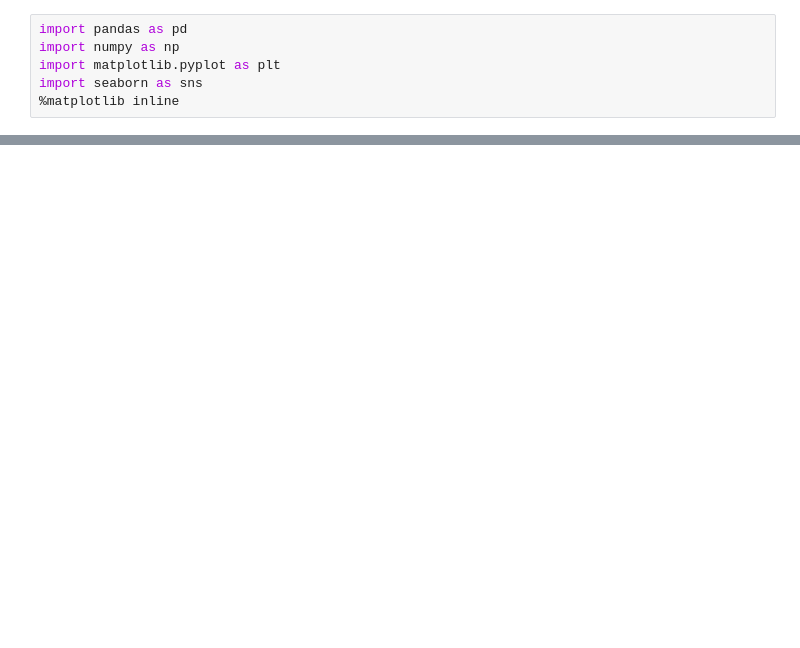
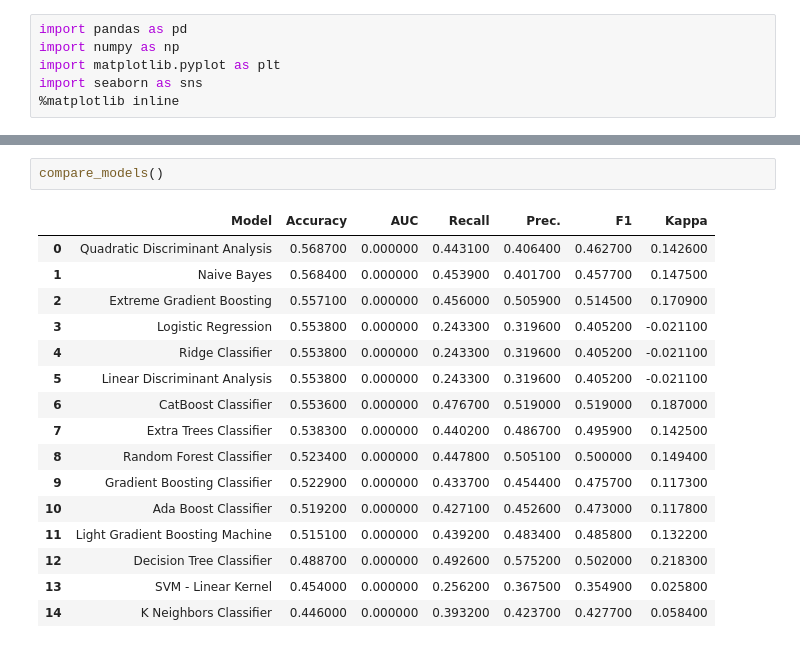
Before and after one commit to Kiran2115/physical_activity, a Jupyter notebook: physical_activity.ipynb, the cells around one changed output, grey strips where cells are left out. Saved outputs shown, nothing was run; the diff lists cells and outputs as text; blank space fills up the shorter version.

Commit message:
comparing models

```diff
--- a/physical_activity.ipynb
+++ b/physical_activity.ipynb
@@ -128,0 +189,19 @@ sns.pairplot(final, hue="label")
+# %%
+compare_models()
+# %% [output]
+|  | Model | Accuracy | AUC | Recall | Prec. | F1 | Kappa |
+| 0 | Quadratic Discriminant Analysis | 0.568700 | 0.000000 | 0.443100 | 0.406400 | 0.462700 | 0.142600 |
+| 1 | Naive Bayes | 0.568400 | 0.000000 | 0.453900 | 0.401700 | 0.457700 | 0.147500 |
+| 2 | Extreme Gradient Boosting | 0.557100 | 0.000000 | 0.456000 | 0.505900 | 0.514500 | 0.170900 |
+| 3 | Logistic Regression | 0.553800 | 0.000000 | 0.243300 | 0.319600 | 0.405200 | -0.021100 |
+| 4 | Ridge Classifier | 0.553800 | 0.000000 | 0.243300 | 0.319600 | 0.405200 | -0.021100 |
+| 5 | Linear Discriminant Analysis | 0.553800 | 0.000000 | 0.243300 | 0.319600 | 0.405200 | -0.021100 |
+| 6 | CatBoost Classifier | 0.553600 | 0.000000 | 0.476700 | 0.519000 | 0.519000 | 0.187000 |
+| 7 | Extra Trees Classifier | 0.538300 | 0.000000 | 0.440200 | 0.486700 | 0.495900 | 0.142500 |
+| 8 | Random Forest Classifier | 0.523400 | 0.000000 | 0.447800 | 0.505100 | 0.500000 | 0.149400 |
+| 9 | Gradient Boosting Classifier | 0.522900 | 0.000000 | 0.433700 | 0.454400 | 0.475700 | 0.117300 |
+| 10 | Ada Boost Classifier | 0.519200 | 0.000000 | 0.427100 | 0.452600 | 0.473000 | 0.117800 |
+| 11 | Light Gradient Boosting Machine | 0.515100 | 0.000000 | 0.439200 | 0.483400 | 0.485800 | 0.132200 |
+| 12 | Decision Tree Classifier | 0.488700 | 0.000000 | 0.492600 | 0.575200 | 0.502000 | 0.218300 |
+| 13 | SVM - Linear Kernel | 0.454000 | 0.000000 | 0.256200 | 0.367500 | 0.354900 | 0.025800 |
+| 14 | K Neighbors Classifier | 0.446000 | 0.000000 | 0.393200 | 0.423700 | 0.427700 | 0.058400 |
```
Also changed, not shown: parts of 38 cells of this notebook.
